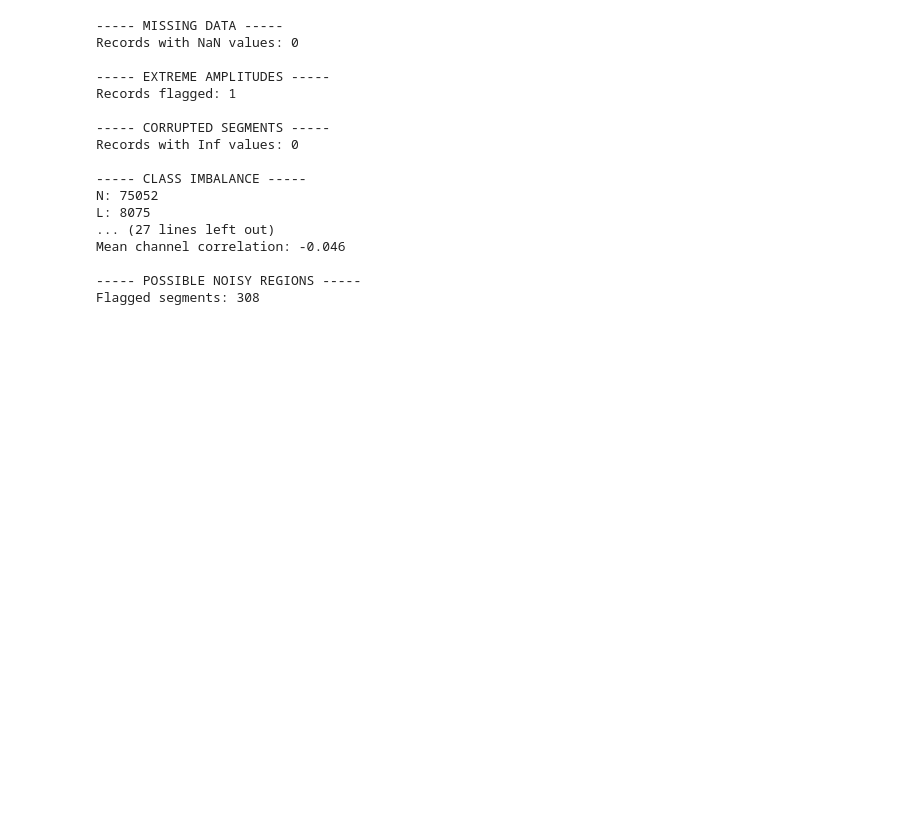
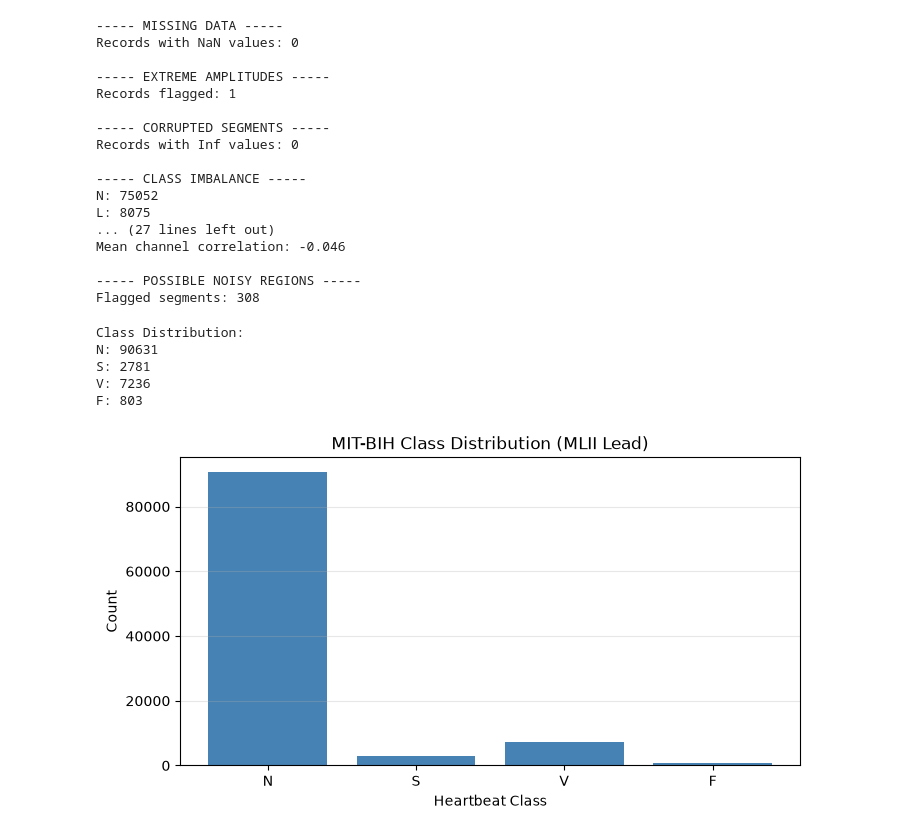
Before and after one commit to notPlancha/ECG-heartbeat-classification, a Jupyter notebook: notebooks/midterm-submission.ipynb, the cells around one changed output. Saved outputs shown, nothing was run; the diff lists cells and outputs as text; code cells hidden in the pictures; blank space fills up the shorter version.

```diff
--- a/notebooks/midterm-submission.ipynb
+++ b/notebooks/midterm-submission.ipynb
@@ -334,7 +452,6 @@ import wfdb
 from collections import Counter
 import matplotlib.pyplot as plt
 
-# MIT-BIH records
 record_ids = [
     '100','101','102','103','104','105','106','107','108','109',
     '111','112','113','114','115','116','117','118','119','121',
@@ -356,44 +473,49 @@ def map_class(symbol):
         return 'F'
     return None
 
-# Store all mapped classes
 all_classes = []
 
 for record_id in record_ids:
 
-    ann = wfdb.rdann(
-        f"{data_path}/{record_id}",
-        "atr"
-    )
+    # Load ECG record
+    record = wfdb.rdrecord(f"{data_path}/{record_id}")
+
+    # Select MLII channel
+    if 'MLII' in record.sig_name:
+        mlii_index = record.sig_name.index('MLII')
+        ecg_signal = record.p_signal[:, mlii_index]
+
+    # Load annotations
+    ann = wfdb.rdann(f"{data_path}/{record_id}", "atr")
 
     for symbol in ann.symbol:
-
         mapped_class = map_class(symbol)
 
         if mapped_class is not None:
             all_classes.append(mapped_class)
 
-# Count N, S, V, F
 counts = Counter(all_classes)
 
 print("Class Distribution:")
 for cls in ['N', 'S', 'V', 'F']:
     print(f"{cls}: {counts[cls]}")
 
-# Plot
 plt.figure(figsize=(8, 4))
 plt.bar(
     ['N', 'S', 'V', 'F'],
     [counts['N'], counts['S'], counts['V'], counts['F']],
     color='steelblue'
 )
 
-plt.title("MIT-BIH Class Distribution (N, S, V, F)")
+plt.title("MIT-BIH Class Distribution (MLII Lead)")
 plt.xlabel("Heartbeat Class")
 plt.ylabel("Count")
 plt.grid(axis='y', alpha=0.3)
-
-for i, value in enumerate([counts['N'], counts['S'], counts['V'], counts['F']]):
-    plt.text(i, value, str(value), ha='center', va='bottom')
-
 plt.show()
+# %% [output]
+Class Distribution:
+N: 90631
+S: 2781
+V: 7236
+F: 803
+[figure, added]
```
Also changed, not shown: parts of 9 cells of this notebook.
